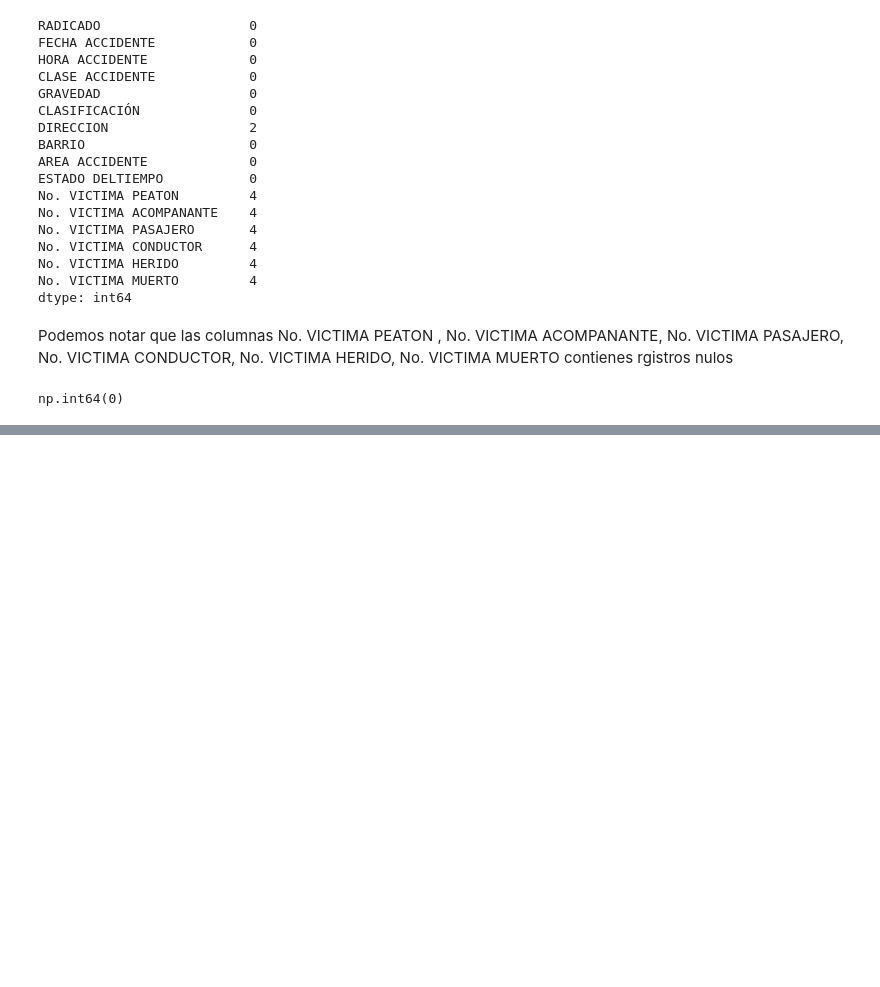
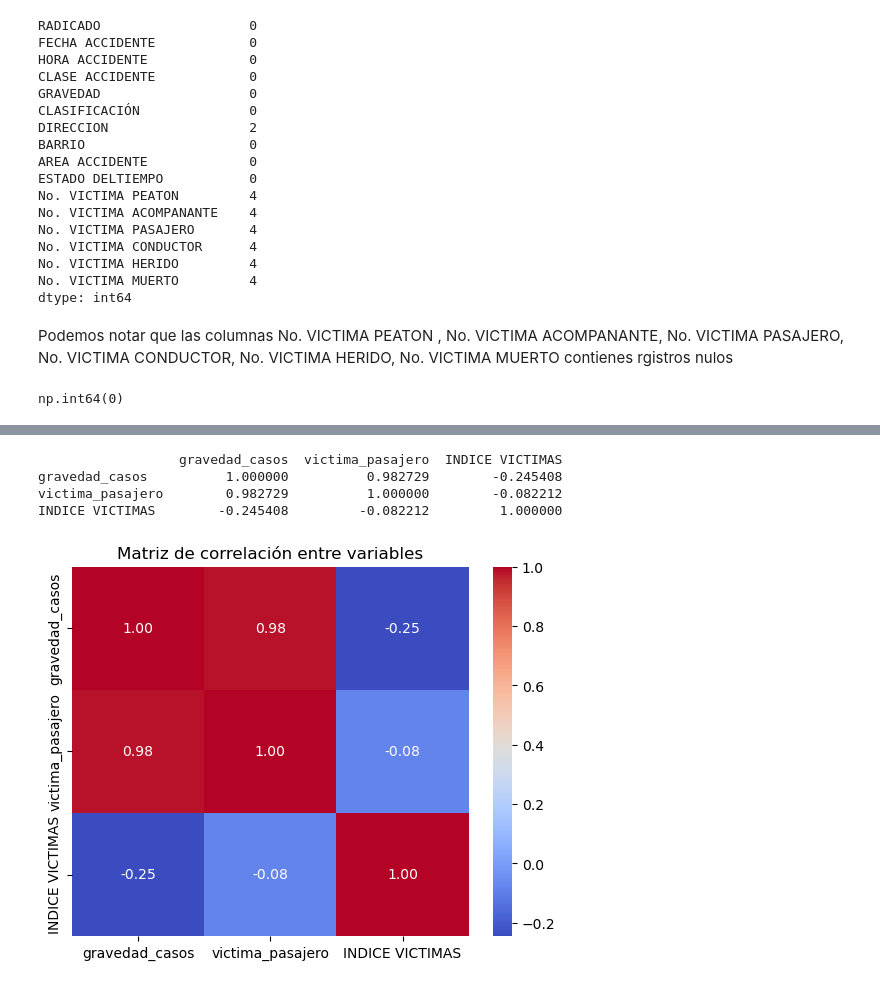
Before and after one commit to fruizga/data-analisis-bootcamp, a Jupyter notebook: analisis-cierre-curso.ipynb, the cells around one changed output, grey strips where cells are left out. Saved outputs shown, nothing was run; the diff lists cells and outputs as text; code cells hidden in the pictures; blank space fills up the shorter version.

```diff
--- a/analisis-cierre-curso.ipynb
+++ b/analisis-cierre-curso.ipynb
@@ -99,0 +310,20 @@ dtype: object
+# %%
+# Calcular correlación
+correlation_matrix = df_agrupado[['gravedad_casos', 'victima_pasajero', 'INDICE VICTIMAS']].corr()
+
+
+print(correlation_matrix)
+# %% [output]
+                  gravedad_casos  victima_pasajero  INDICE VICTIMAS
+gravedad_casos          1.000000          0.982729        -0.245408
+victima_pasajero        0.982729          1.000000        -0.082212
+INDICE VICTIMAS        -0.245408         -0.082212         1.000000
+# %%
+# Graficamos el mapa de calor
+corr = df_agrupado[['gravedad_casos', 'victima_pasajero', 'INDICE VICTIMAS']].corr()
+
+sns.heatmap(corr, annot=True, cmap='coolwarm', fmt='.2f')
+plt.title("Matriz de correlación entre variables")
+plt.show()
+# %% [output]
+[figure, added]
```
Also changed, not shown: parts of 27 cells of this notebook.
